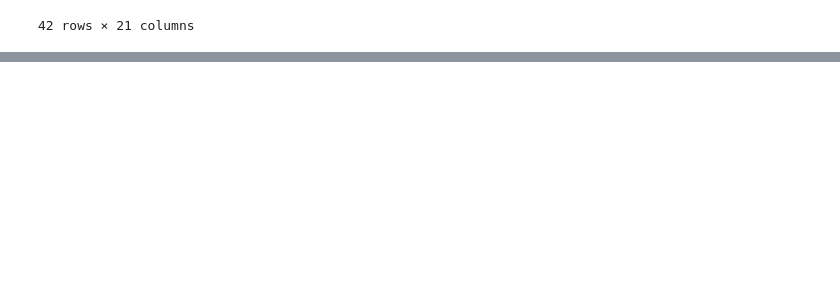
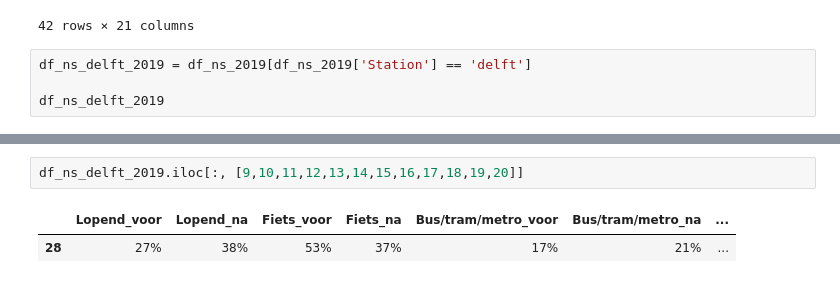
Before and after one commit to Christos02/TIL16, a Jupyter notebook: Project TIL16.ipynb, the cells around one changed output, grey strips where cells are left out. Drawn from its saved outputs; the diff is of its cells as text; blank space fills up the shorter version.

```diff
--- a/Project TIL16.ipynb
+++ b/Project TIL16.ipynb
@@ -275,3 +281,7 @@ df_ns_2019
 | 160 | zoetermeer-oost | 2019 | 2.657 | 59% | 2.657 | 0.000 | 35% | ... |
 | 164 | zwijndrecht | 2019 | 5.551 | 62% | 5.551 | 0.000 | 37% | ... |
 42 rows × 21 columns
+# %%
+df_ns_delft_2019 = df_ns_2019[df_ns_2019['Station'] == 'delft']
+
+df_ns_delft_2019
@@ -277,0 +337,5 @@ df_ns_2019
+# %%
+df_ns_delft_2019.iloc[:, [9,10,11,12,13,14,15,16,17,18,19,20]]
+# %% [output]
+|  | Lopend_voor | Lopend_na | Fiets_voor | Fiets_na | Bus/tram/metro_voor | Bus/tram/metro_na | ... |
+| 28 | 27% | 38% | 53% | 37% | 17% | 21% | ... |
```
Also changed, not shown: parts of 12 cells of this notebook, 1 other file.
